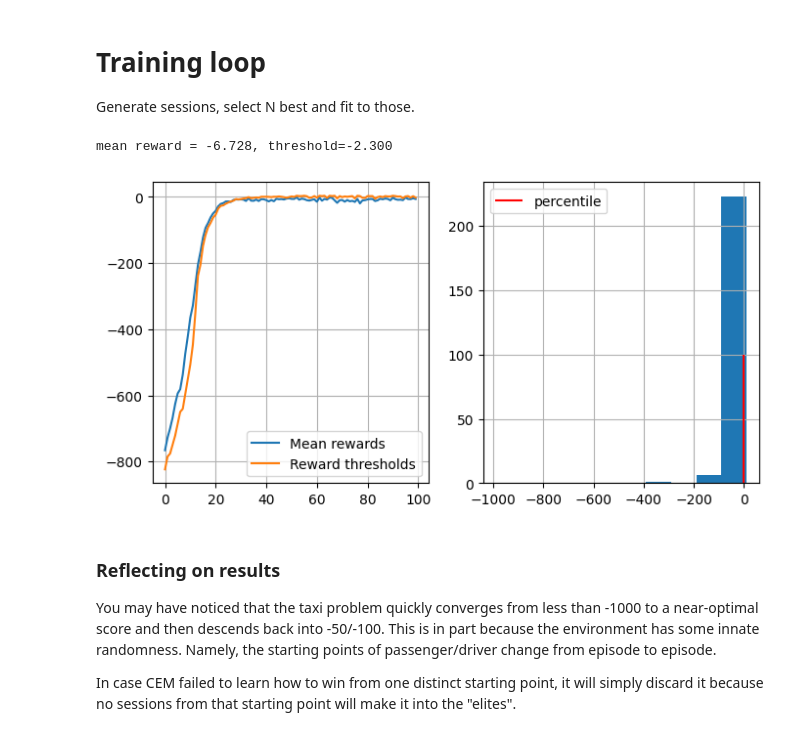
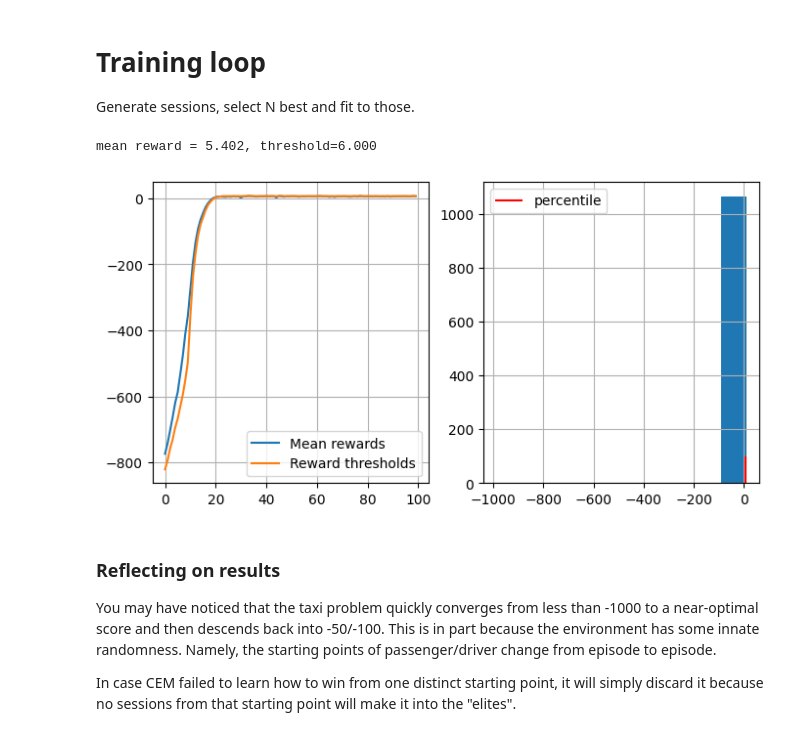
Before and after one commit to KriseevM/Practical_RL, a Jupyter notebook: week01_intro/crossentropy_method.ipynb, the cells around one changed output. Drawn from its saved outputs; the diff is of its cells as text; code cells hidden in the pictures.

Commit message:
week01 crossentropy positive reward

```diff
--- a/week01_intro/crossentropy_method.ipynb
+++ b/week01_intro/crossentropy_method.ipynb
@@ -251,7 +293,7 @@ Generate sessions, select N best and fit to those.
 from IPython.display import clear_output
 
 
-def show_progress(rewards_batch, log, percentile, reward_range=[-990, +10]):
+def show_progress(rewards_batch, log, percentile, reward_range=[-990, +10], display=True):
     """
     A convenience function that displays training progress.
     No cool math here, just charts.
@@ -260,6 +302,10 @@ def show_progress(rewards_batch, log, percentile, reward_range=[-990, +10]):
     mean_reward = np.mean(rewards_batch)
     threshold = np.percentile(rewards_batch, percentile)
     log.append([mean_reward, threshold])
+
+    if not display:
+      print("mean reward = %.3f, threshold=%.3f" % (mean_reward, threshold))
+      return
 
     plt.figure(figsize=[8, 4])
     plt.subplot(1, 2, 1)
@@ -286,28 +332,28 @@ def show_progress(rewards_batch, log, percentile, reward_range=[-990, +10]):
 # reset policy just in case
 policy = initialize_policy(n_states, n_actions)
 # %%
-n_sessions = 250  # sample this many sessions
+n_sessions = 1250  # sample this many sessions
 percentile = 30  # discard this percentage of sessions with lowest rewards
 learning_rate = 0.7  # how quickly the policy is updated, on a scale from 0 to 1
-
+n_iter = 100
 log = []
 
-for i in range(100):
+for i in range(n_iter):
     %time sessions = [ generate_session(env, policy) for _ in range(n_sessions) ]
 
     states_batch, actions_batch, rewards_batch = zip(*sessions)
 
-    elite_states, elite_actions = select_elites(states_batch, actions_batch, rewards_batch, percentile)
+    elite_states, elite_actions = select_elites_improved(states_batch, actions_batch, rewards_batch, percentile)
 
     new_policy = get_new_policy(elite_states, elite_actions)
 
     policy = learning_rate * new_policy + (1 - learning_rate) * policy
 
     # display results on chart
-    show_progress(rewards_batch, log, percentile)
+    show_progress(rewards_batch, log, percentile, display=i >= n_iter - 1)
 # %% [output]
-mean reward = -6.728, threshold=-2.300
+mean reward = 5.402, threshold=6.000
-[figure, old version]
+[figure, new version]
 # %% [markdown]
 ### Reflecting on results
 
```
Also changed, not shown: parts of 3 cells of this notebook.
